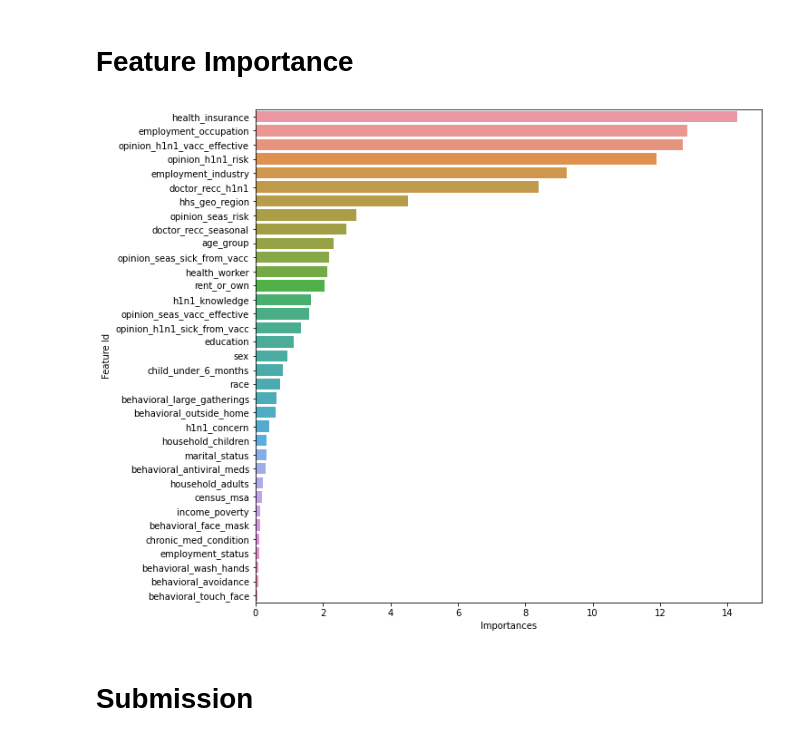
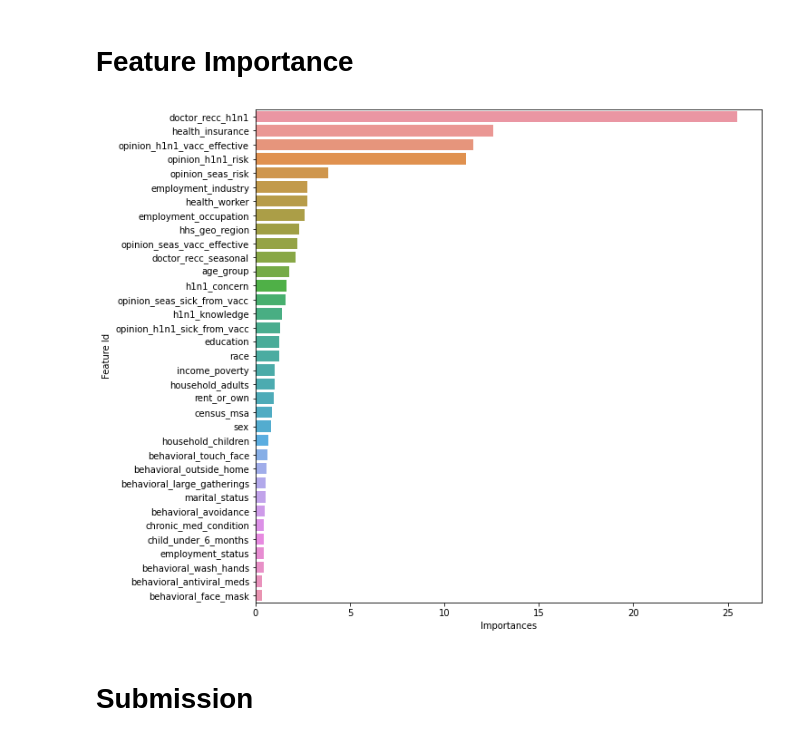
Before and after one commit to EduardoYada/Flu-Shot-Learning, a Jupyter notebook: notebooks/python/Catboost.ipynb, the cells around one changed output. Drawn from its saved outputs; the diff is of its cells as text; code cells hidden in the pictures.

```diff
--- a/notebooks/python/Catboost.ipynb
+++ b/notebooks/python/Catboost.ipynb
@@ -68,16 +68,17 @@ def train(X_train, y_train, X_test, y_test, cat_features):
         cat_features=cat_features
     )
 
-    model = CatBoostClassifier(iterations=1000,
+    model = CatBoostClassifier(iterations=2000,
                                task_type="GPU",
                                devices='0:1',
                                custom_loss=['AUC'],
                                early_stopping_rounds=50
                                )
 
-    grid = {'learning_rate': [0.03, 0.1],
+    grid = {'learning_rate': [0.03],
             'depth': [4, 6, 10],
-            'l2_leaf_reg': [1, 3, 5, 7, 9]}
+            'l2_leaf_reg': [1, 3, 5, 7, 9],
+            'grow_policy': ['Lossguide', 'Depthwise', 'SymmetricTree']}
 
     randomized_search_result = model.randomized_search(grid,
                                                        X=train_pool,
@@ -152,22 +153,22 @@ MetricVisualizer(layout=Layout(align_self='stretch', height='500px'))
 # %% [markdown]
 # Feature Importance
 # %%
-def plot_feature_importance(model, pool):
+def plot_feature_importance(model):
     feature_importance = model.get_feature_importance(prettified=True)
-    loss_function_change = model.get_feature_importance(data=pool,
-                             type='LossFunctionChange',
-                             prettified=True)
+#     loss_function_change = model.get_feature_importance(data=pool,
+#                              type='LossFunctionChange',
+#                              prettified=True)
 
-    importances = pd.merge(feature_importance, loss_function_change, on='Feature Id')
+#     importances = pd.merge(feature_importance, loss_function_change, on='Feature Id')
 
     fig, ax = plt.subplots(figsize=(10, 10))
     sns.barplot(data=feature_importance, x="Importances", y="Feature Id", ax=ax)
     plt.show()
     return feature_importance
 # %%
-importance = plot_feature_importance(model_h1n1, train_pool)
+importance = plot_feature_importance(model_h1n1)
 # %% [output]
-[figure, old version]
+[figure, new version]
 # %% [markdown]
 # Submission
 # %%
```
Also changed, not shown: parts of 2 cells of this notebook, 3 other files.
